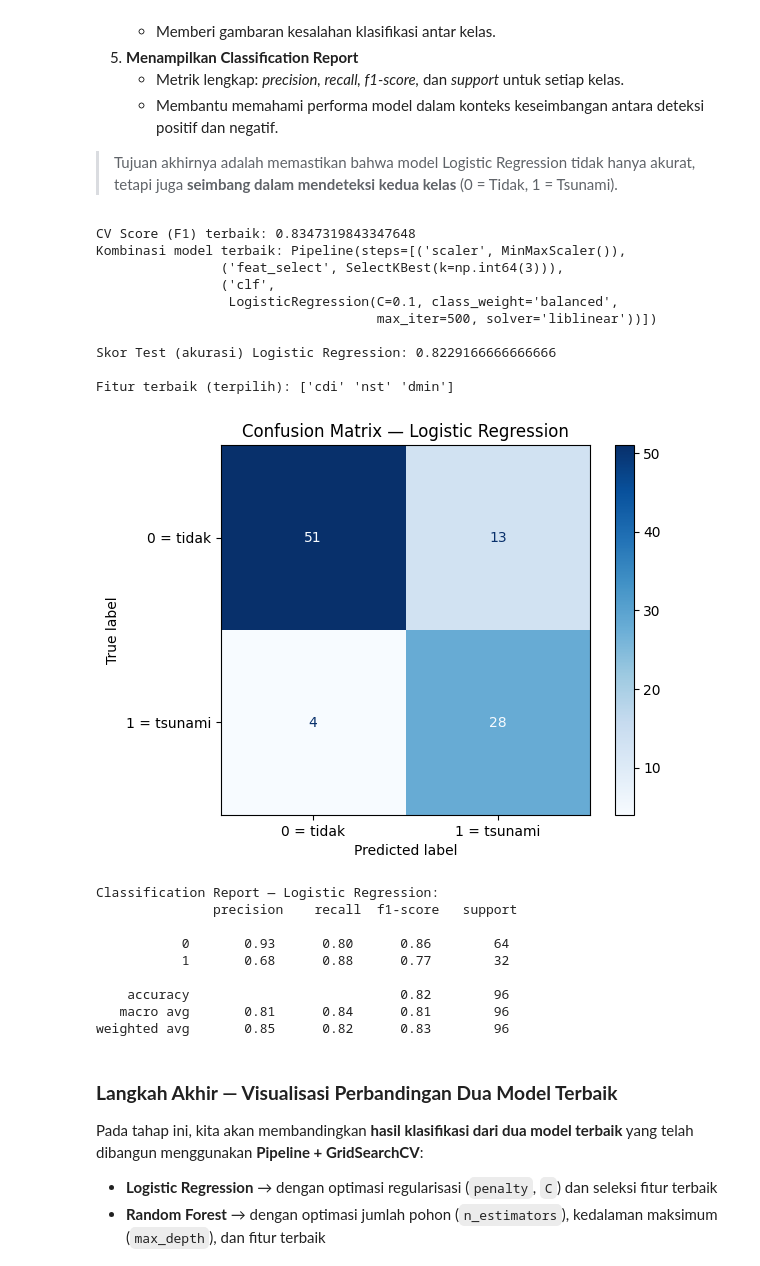
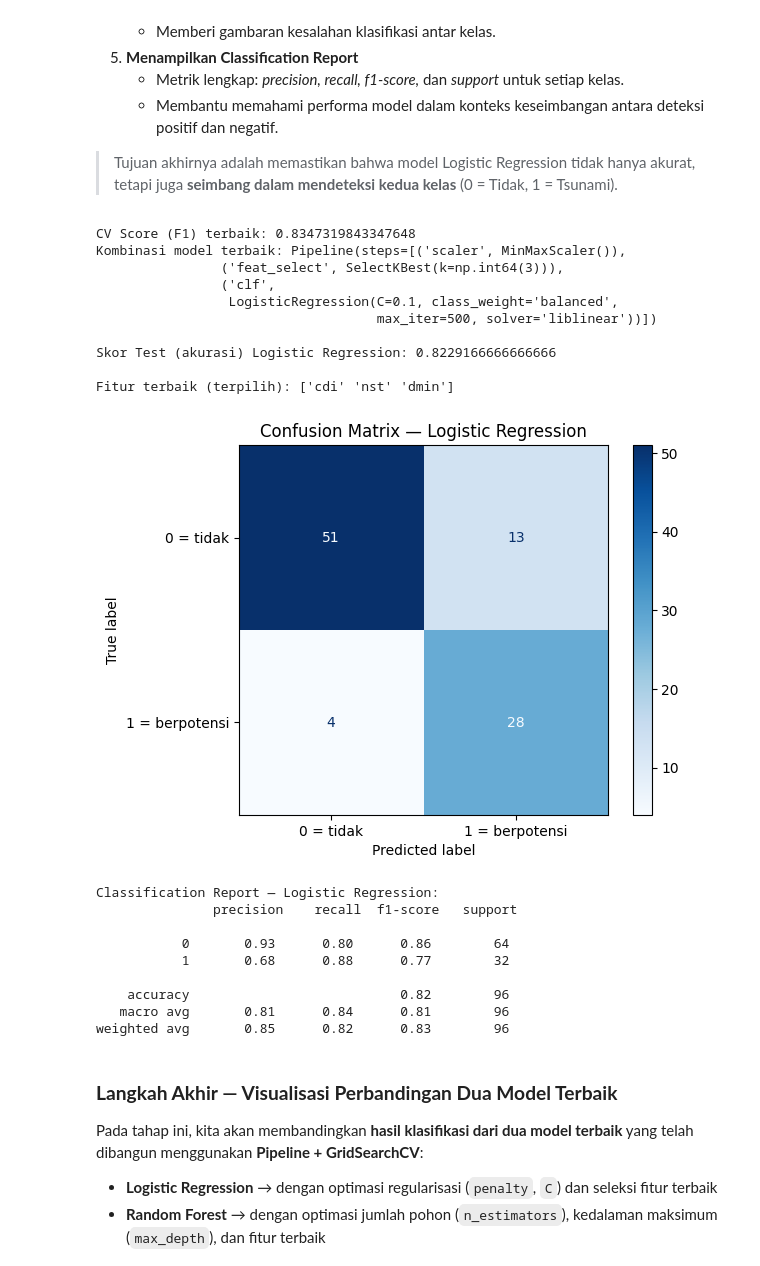
Before and after one commit to Yntzie/Projek-UTS-ML_A_KERAS, a Jupyter notebook: Notebook_KLASIFIKASI_A_KERAS_RF_vs_LR.ipynb, the cells around one changed output. Cells and saved outputs as stored; diff of their text form; code cells hidden in the pictures.

```diff
--- a/Notebook_KLASIFIKASI_A_KERAS_RF_vs_LR.ipynb
+++ b/Notebook_KLASIFIKASI_A_KERAS_RF_vs_LR.ipynb
@@ -272,3 +276,6 @@ tsunami: 0 outlier
+# %%
+# Mengubah label tsunami dari huruf menjadi angka:
+df_tsunami4['tsunami'] = df_tsunami4['tsunami'].map({'berpotensi': 1, 'tidak':0})
 # %% [markdown]
 ### **Pembagian Data: Train/Test Split**
 
@@ -568,35 +575,35 @@ print("Kombinasi model terbaik:", gscv_lr.best_estimator_)
 lr_test_score = gscv_lr.best_estimator_.score(X_test, y_test)
 print("\nSkor Test (akurasi) Logistic Regression:", lr_test_score)
 
 # Tampilkan fitur terbaik (jika feature selector mendukung metode get_support)
 selector = gscv_lr.best_estimator_.named_steps['feat_select']
 if hasattr(selector, 'get_support'):
     mask = selector.get_support()
     selected = np.array(X.columns)[mask]
     print("\nFitur terbaik (terpilih):", selected)
 
 # Buat prediksi pada data uji dan tampilkan Confusion Matrix
 lr_pred = gscv_lr.predict(X_test)
 cm_lr = confusion_matrix(y_test, lr_pred)
-disp_lr = ConfusionMatrixDisplay(confusion_matrix=cm_lr, display_labels=['0 = tidak','1 = tsunami'])
+disp_lr = ConfusionMatrixDisplay(confusion_matrix=cm_lr, display_labels=['0 = tidak','1 = berpotensi'])
 disp_lr.plot(cmap=plt.cm.Blues)
 plt.title("Confusion Matrix — Logistic Regression")
 plt.show()
 
 # Tampilkan classification report (precision, recall, f1-score)
 print("\nClassification Report — Logistic Regression:\n", classification_report(y_test, lr_pred))
 # %% [output]
 CV Score (F1) terbaik: 0.8347319843347648
 Kombinasi model terbaik: Pipeline(steps=[('scaler', MinMaxScaler()),
                 ('feat_select', SelectKBest(k=np.int64(3))),
                 ('clf',
                  LogisticRegression(C=0.1, class_weight='balanced',
                                     max_iter=500, solver='liblinear'))])
 
 Skor Test (akurasi) Logistic Regression: 0.8229166666666666
 
 Fitur terbaik (terpilih): ['cdi' 'nst' 'dmin']
-[figure, old version]
+[figure, new version]
 Classification Report — Logistic Regression:
                precision    recall  f1-score   support
 
```
Also changed, not shown: parts of 8 cells of this notebook, 4 other files.
